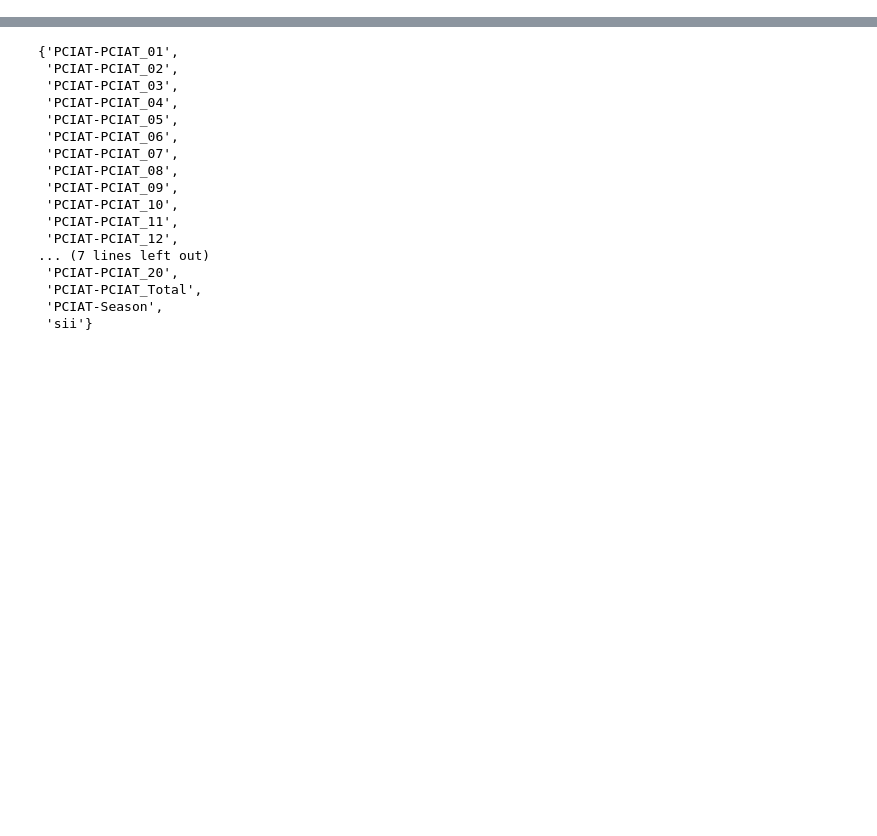
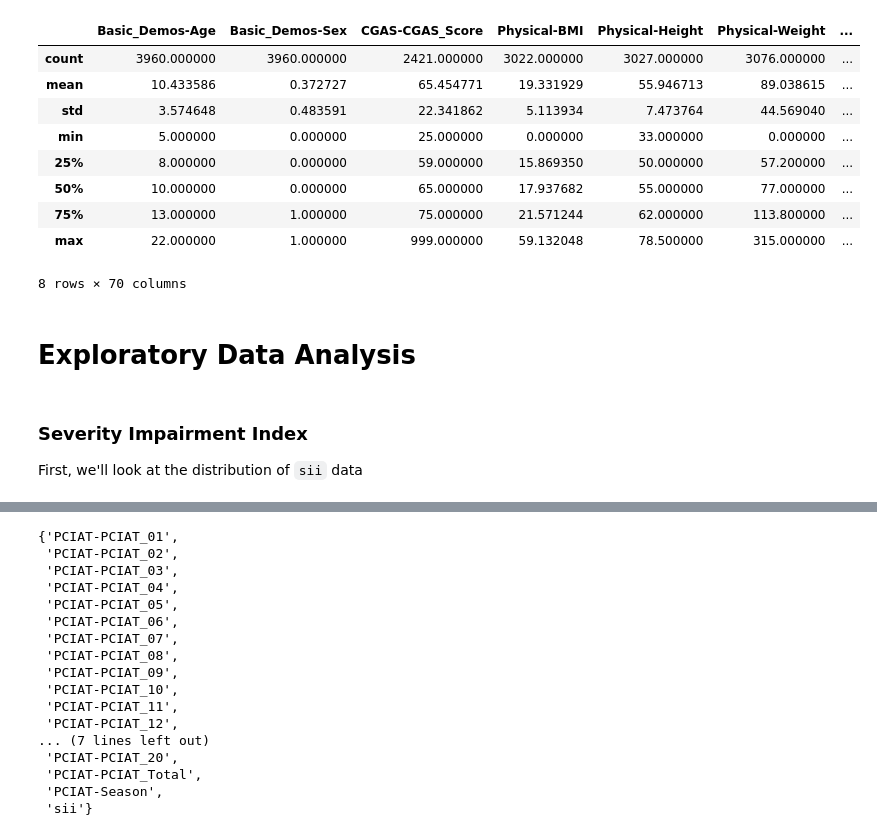
Before and after one commit to crmueller100/child-mind-institute-problematic-internet-use, a Jupyter notebook: predict_severity_impairment_index.ipynb, the cells around one changed output, grey strips where cells are left out. Saved outputs shown, nothing was run; the diff lists cells and outputs as text; code cells hidden in the pictures; blank space fills up the shorter version.

```diff
--- a/predict_severity_impairment_index.ipynb
+++ b/predict_severity_impairment_index.ipynb
@@ -17,0 +18,18 @@ target_labels = ['None','Mild','Moderate','Severe']
+# %%
+train_df.describe()
+# %% [output]
+|  | Basic_Demos-Age | Basic_Demos-Sex | CGAS-CGAS_Score | Physical-BMI | Physical-Height | Physical-Weight | ... |
+| count | 3960.000000 | 3960.000000 | 2421.000000 | 3022.000000 | 3027.000000 | 3076.000000 | ... |
+| mean | 10.433586 | 0.372727 | 65.454771 | 19.331929 | 55.946713 | 89.038615 | ... |
+| std | 3.574648 | 0.483591 | 22.341862 | 5.113934 | 7.473764 | 44.569040 | ... |
+| min | 5.000000 | 0.000000 | 25.000000 | 0.000000 | 33.000000 | 0.000000 | ... |
+| 25% | 8.000000 | 0.000000 | 59.000000 | 15.869350 | 50.000000 | 57.200000 | ... |
+| 50% | 10.000000 | 0.000000 | 65.000000 | 17.937682 | 55.000000 | 77.000000 | ... |
+| 75% | 13.000000 | 1.000000 | 75.000000 | 21.571244 | 62.000000 | 113.800000 | ... |
+| max | 22.000000 | 1.000000 | 999.000000 | 59.132048 | 78.500000 | 315.000000 | ... |
+8 rows × 70 columns
+# %% [markdown]
+# Exploratory Data Analysis
+# %% [markdown]
+### Severity Impairment Index
+First, we'll look at the distribution of `sii` data
```
Also changed, not shown: parts of 14 cells of this notebook.
